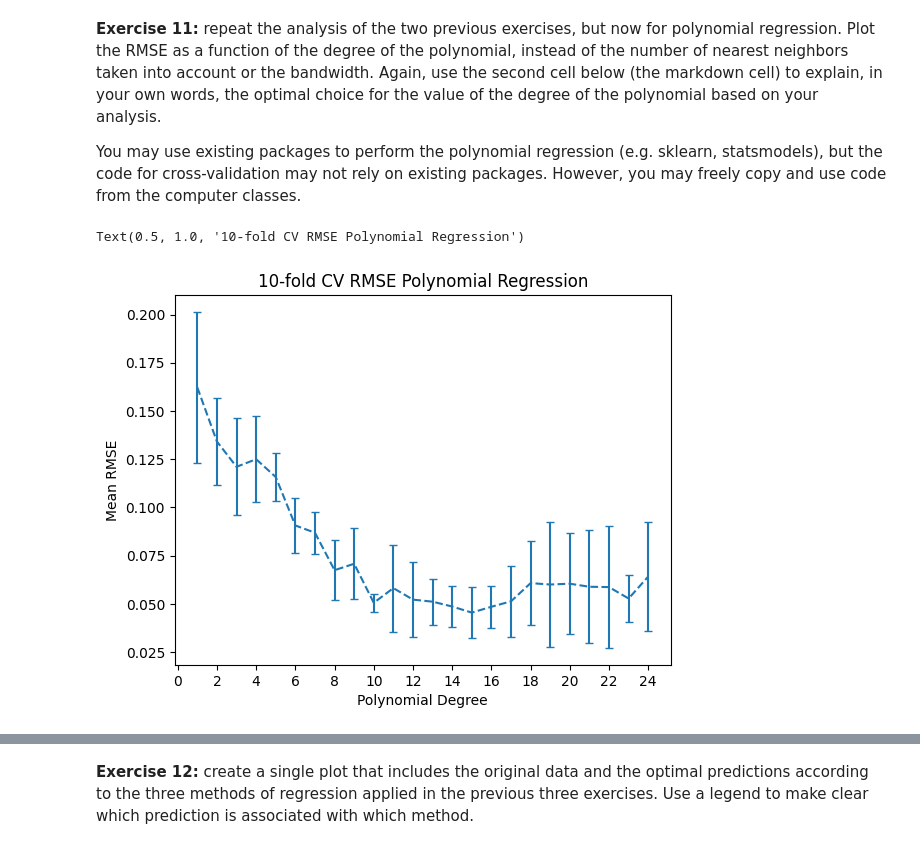
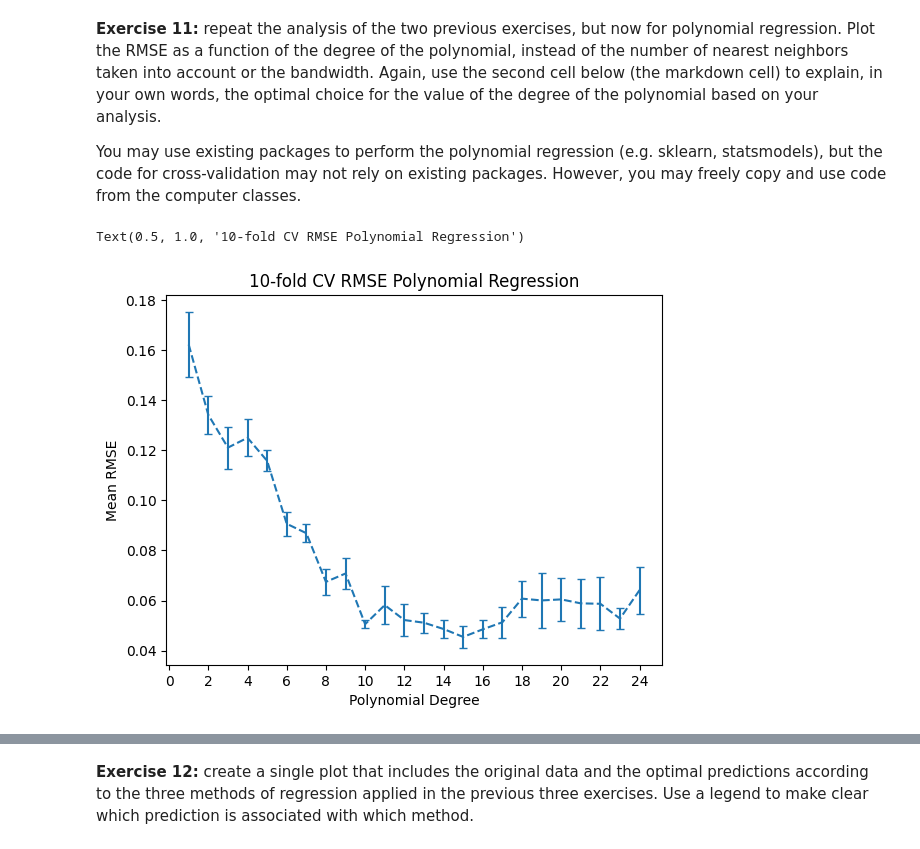
Before and after one commit to AlbinLind/Data-Science-Methodology, a Jupyter notebook: week 1/DSM_assignment1.ipynb, the cells around one changed output, grey strips where cells are left out. Saved outputs shown, nothing was run; the diff lists cells and outputs as text; code cells hidden in the pictures.

```diff
--- a/week 1/DSM_assignment1.ipynb
+++ b/week 1/DSM_assignment1.ipynb
@@ -326,7 +331,7 @@ def ten_fold_cv(model: BaseEstimator) -> list[float]:
         y_test = y_folds[i]
         model.fit(X=x_train, y=y_train)
         y_hat = model.predict(x_test)
-        score = root_mean_squared_error(y_test, y_hat)
+        score = np.sqrt(np.mean((y_test - y_hat) ** 2))
         results.append(score)
 
     return results
@@ -337,7 +342,7 @@ for k in np.arange(1, 50, 1):
     knn_results[k] = ten_fold_cv(KNeighborsRegressor(n_neighbors=k))
 
 means = [np.mean(r) for r in knn_results.values()]
-std_dev = [np.std(r) for r in knn_results.values()]
+std_dev = [np.std(r, ddof=1) / np.sqrt(10) for r in knn_results.values()]
 
 plt.errorbar(
     x=list(knn_results.keys()), y=means, yerr=std_dev, capsize=3, linestyle="dashed"
@@ -409,23 +418,23 @@ You may use existing packages to perform the polynomial regression (e.g. sklearn
 # %%
 polynomial_results = dict()
 for d in np.arange(1, 25, 1):
     pipe = make_pipeline(PolynomialFeatures(degree=d), LinearRegression())
     polynomial_results[d] = ten_fold_cv(pipe)
 
 means = [np.mean(r) for r in polynomial_results.values()]
-std_dev = [np.std(r) for r in polynomial_results.values()]
+std_dev = [np.std(r, ddof=1) / np.sqrt(10) for r in polynomial_results.values()]
 
 plt.errorbar(
     x=list(polynomial_results.keys()),
     y=means,
     yerr=std_dev,
     capsize=3,
     linestyle="dashed",
 )
 plt.xlabel("Polynomial Degree")
 plt.xticks(np.arange(0, 25, 2))
 plt.ylabel("Mean RMSE")
 plt.title("10-fold CV RMSE Polynomial Regression")
 # %% [output]
 Text(0.5, 1.0, '10-fold CV RMSE Polynomial Regression')
-[figure, old version]
+[figure, new version]
```
Also changed, not shown: parts of 13 cells of this notebook, 1 other file.
